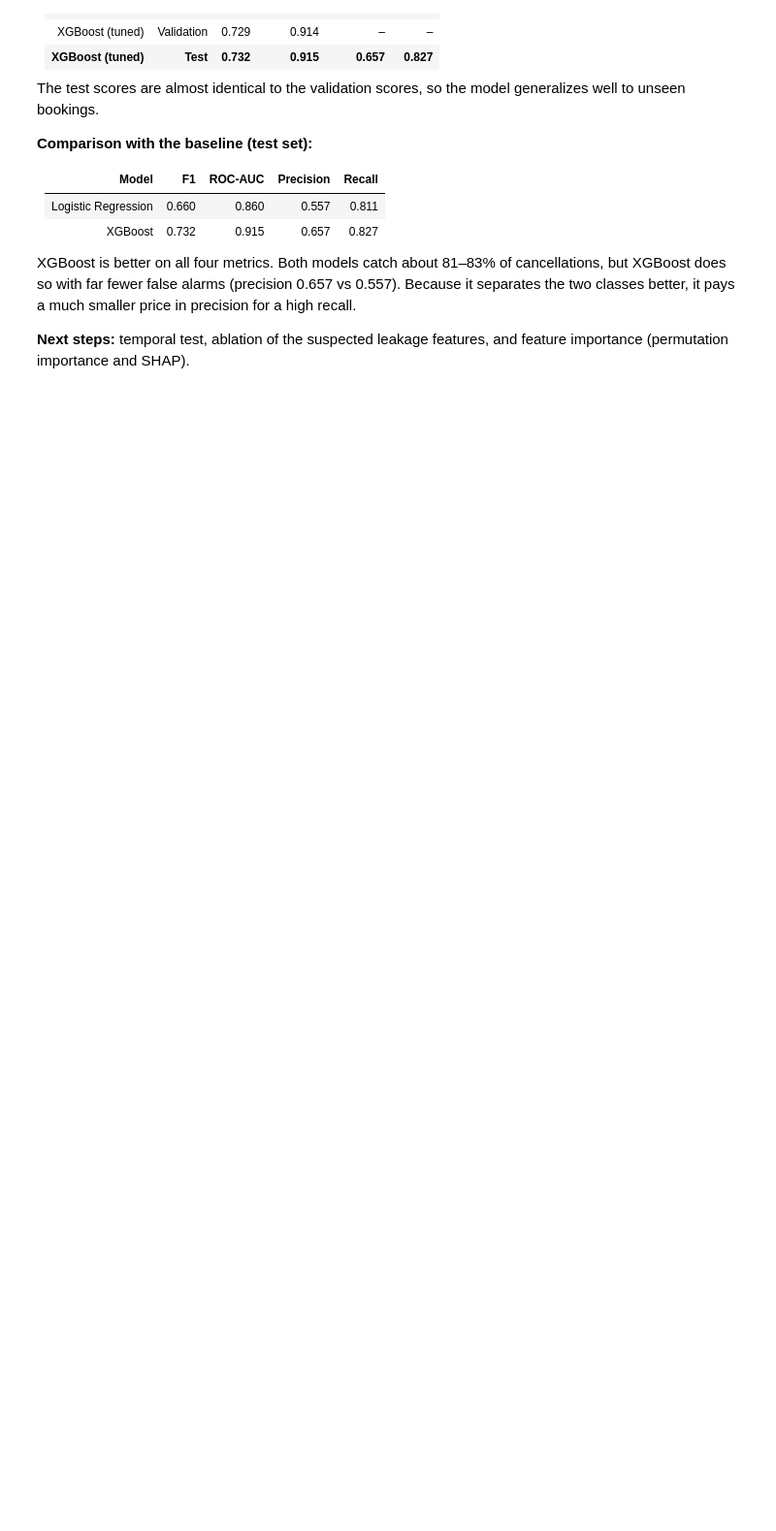
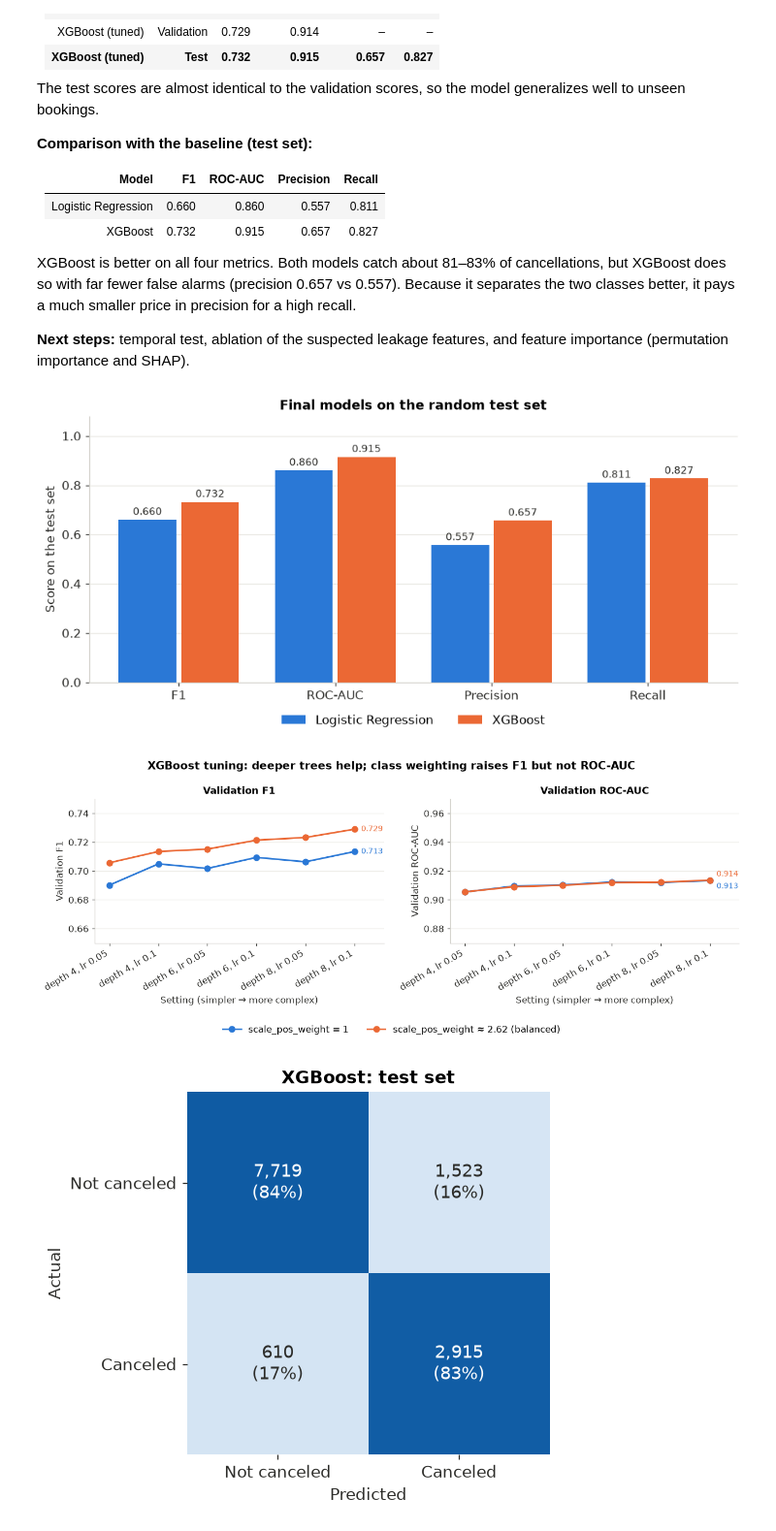
Before and after one commit to Buse04/hotel-cancellation, a Jupyter notebook: notebooks/buse_xgboost.ipynb, the cells around one changed output. Shown at 97% size. Saved outputs shown, nothing was run; the diff lists cells and outputs as text; code cells hidden in the pictures; blank space fills up the shorter version.

```diff
--- a/notebooks/buse_xgboost.ipynb
+++ b/notebooks/buse_xgboost.ipynb
@@ -168,3 +168,16 @@ The test scores are almost identical to the validation scores, so the model gene
 XGBoost is better on all four metrics. Both models catch about 81–83% of cancellations, but XGBoost does so with far fewer false alarms (precision 0.657 vs 0.557). Because it separates the two classes better, it pays a much smaller price in precision for a high recall.
 
 **Next steps:** temporal test, ablation of the suspected leakage features, and feature importance (permutation importance and SHAP).
+# %%
+from src import buse_plots as bp
+FOLDER = "buse_xgboost"
+
+bp.plot_xgboost_tuning(folder=FOLDER)
+bp.plot_confusion_matrix(y_test, y_prob_test, "XGBoost: test set", folder=FOLDER)
+bp.plot_roc_pr(y_test, y_prob_test, "XGBoost", folder=FOLDER)
+bp.plot_tree_importance(best_xgb, X_train.columns.tolist(), "XGBoost", folder=FOLDER)
+bp.plot_test_comparison(folder="buse_comparison")
+# %% [output]
+[figure, added]
+[figure, added]
+[figure, added]
```
Also changed, not shown: parts of 1 cell of this notebook, 3 other files.
